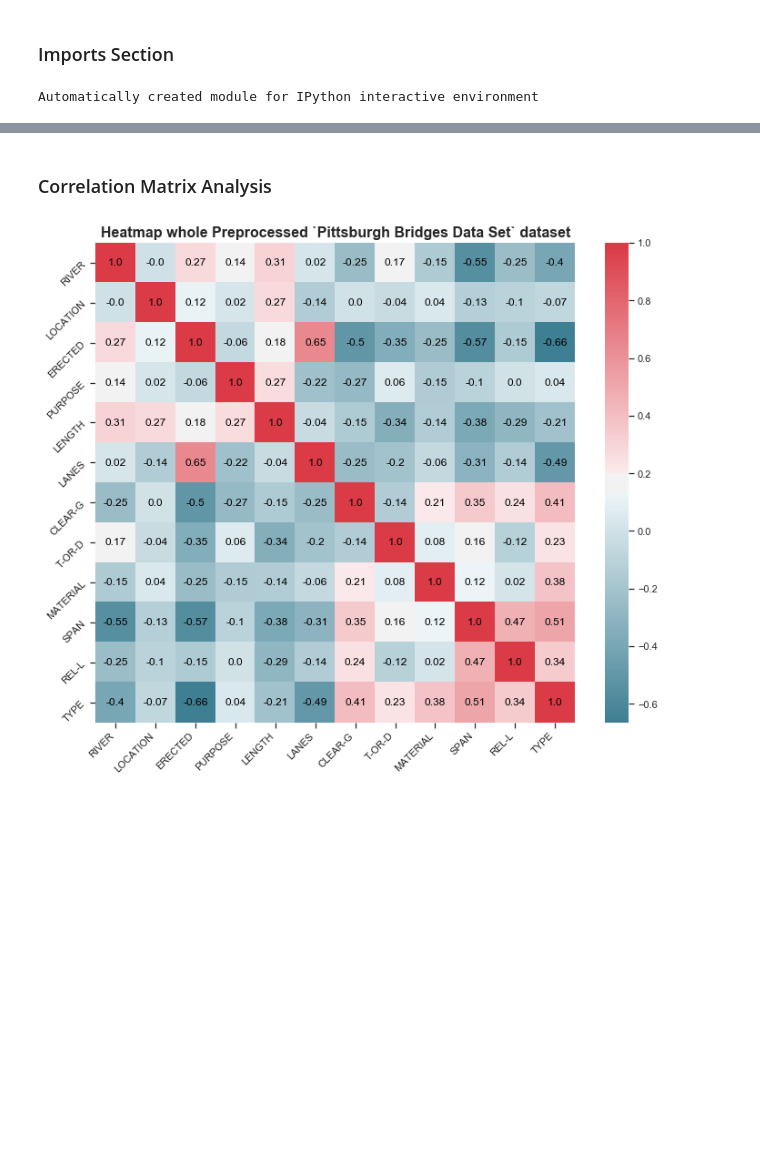
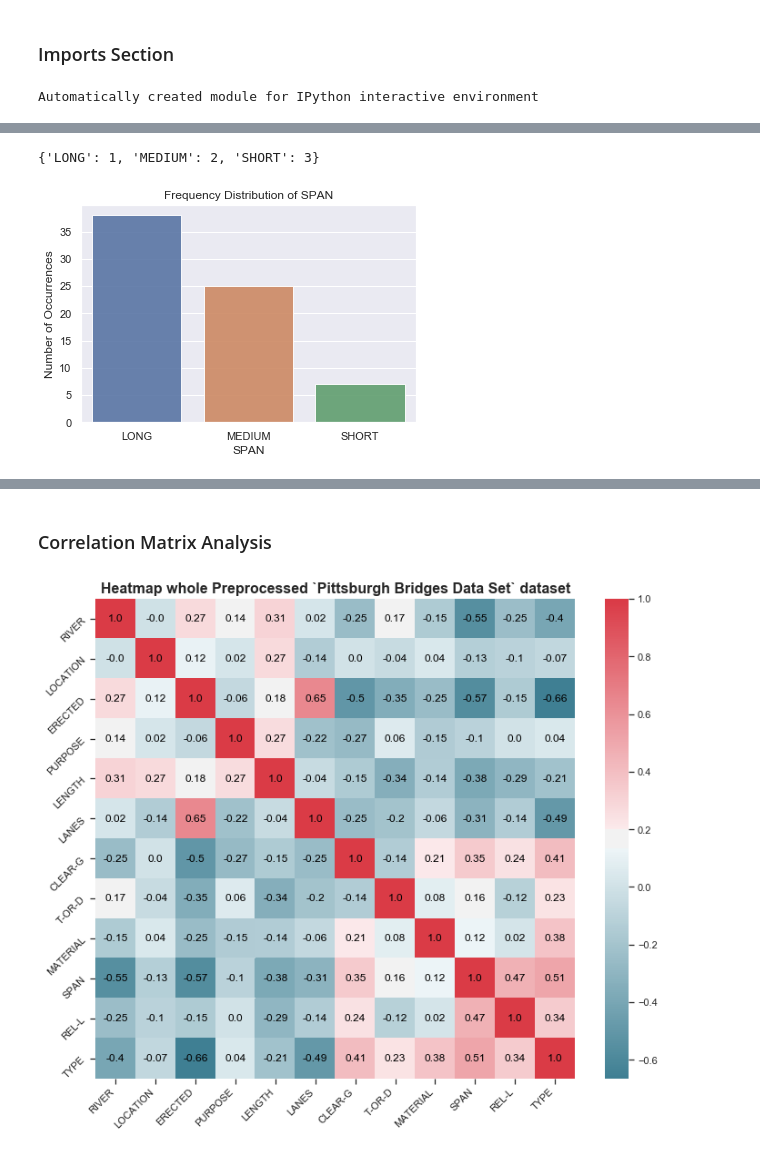
Before and after one commit to franec94/Pittsburgh-Bridge-Dataset, a Jupyter notebook: pittsburgh-bridges-data-set-analysis/Data Space Report -Testing - Pie Charts-compact.ipynb, the cells around one changed output, grey strips where cells are left out. Cells and saved outputs as stored; diff of their text form; code cells hidden in the pictures; blank space fills up the shorter version.

```diff
--- a/pittsburgh-bridges-data-set-analysis/Data Space Report -Testing - Pie Charts-compact.ipynb
+++ b/pittsburgh-bridges-data-set-analysis/Data Space Report -Testing - Pie Charts-compact.ipynb
@@ -115,5 +139,8 @@ columns_2_avoid = ['ERECTED', 'LENGTH', 'LOCATION']
 # %%
 # show_frequency_distribution_predictors(dataset, columns_2_avoid)
-# show_frequency_distribution_predictor(dataset, predictor_name='SPAN', columns_2_avoid=columns_2_avoid)
+show_frequency_distribution_predictor(dataset, predictor_name='SPAN', columns_2_avoid=columns_2_avoid, features_vs_values=feature_vs_values)
+# %% [output]
+{'LONG': 1, 'MEDIUM': 2, 'SHORT': 3}
+[figure, added]
 # %%
 # show_frequency_distribution_predictors(dataset, columns_2_avoid)
```
Also changed, not shown: parts of 7 cells of this notebook, 4 other files.
